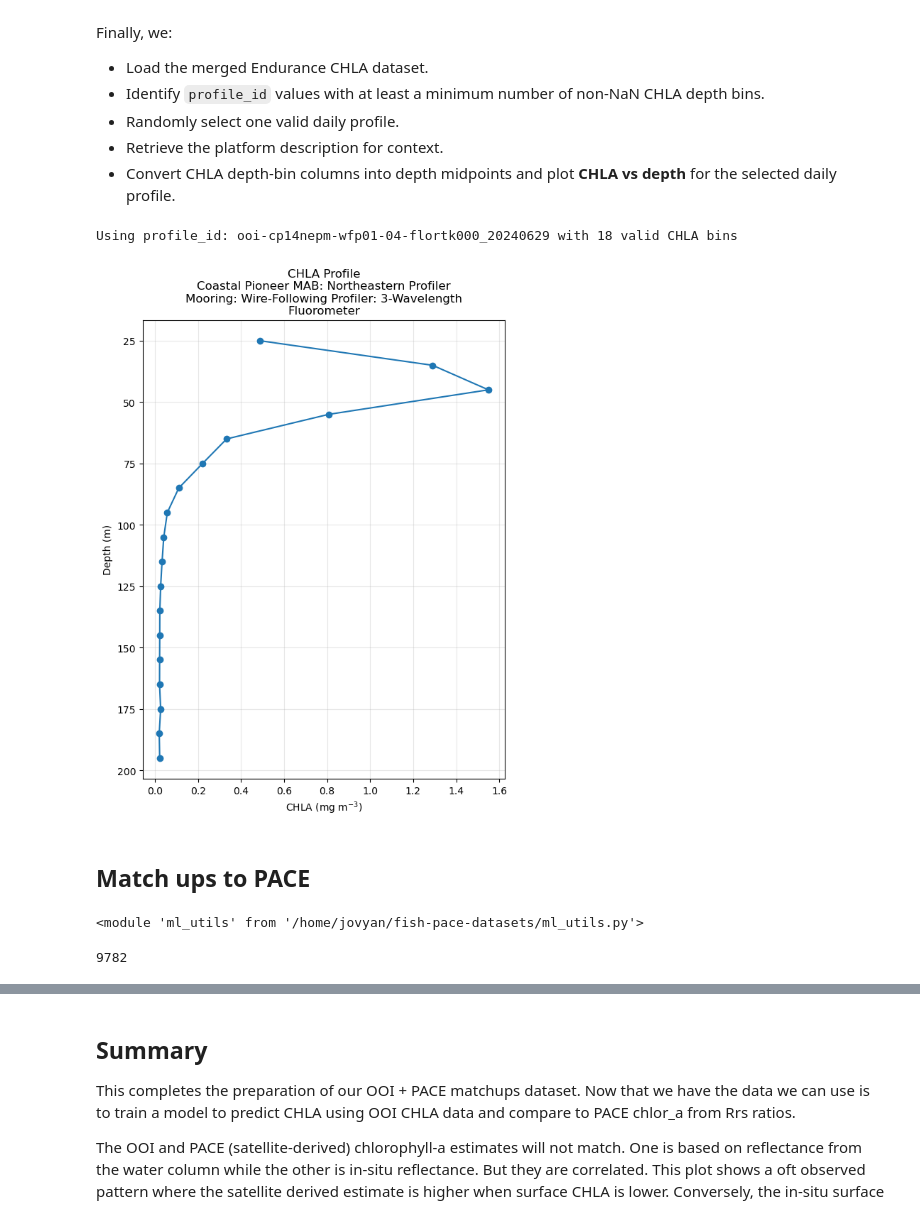
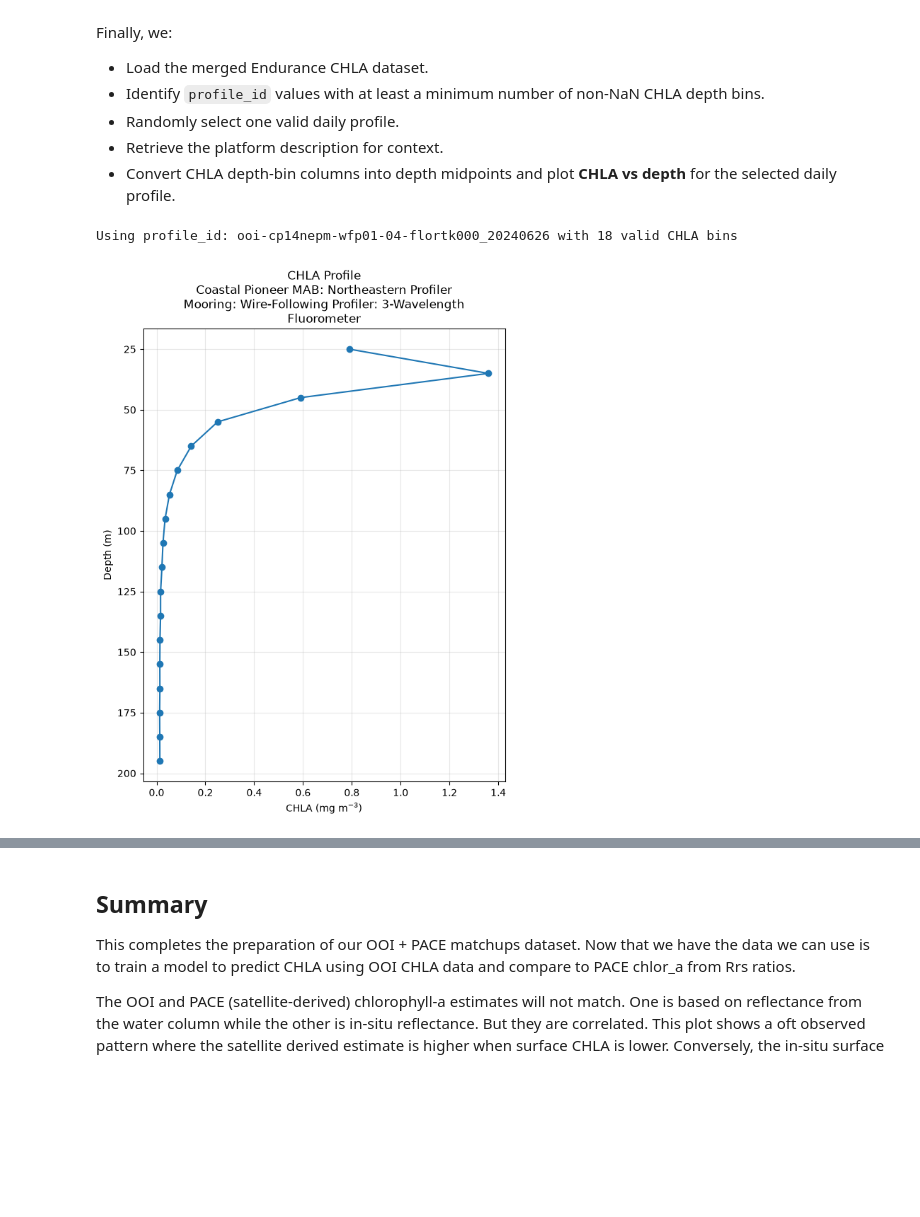
Before and after one commit to fish-pace/fish-pace-datasets, a Jupyter notebook: datasets/chla_z/notebooks/ooi.ipynb, the cells around one changed output, grey strips where cells are left out. Saved outputs shown, nothing was run; the diff lists cells and outputs as text; code cells hidden in the pictures; blank space fills up the shorter version.

```diff
--- a/datasets/chla_z/notebooks/ooi.ipynb
+++ b/datasets/chla_z/notebooks/ooi.ipynb
@@ -648,7 +274,7 @@ from pathlib import Path
 import textwrap
 
 # ---- 1. Load combined dataset ----
-combined_path = Path("_temp_data/ooi_chla_0_200m.parquet")
+combined_path = b.DATA_DIR / "CHLA_ooi_profiles.parquet"
 df = pd.read_parquet(combined_path)
 
 # Ensure time is datetime (not strictly needed for the plot, but nice to have)
@@ -706,55 +332,32 @@ for col in chla_cols:
     z_mid = z1 + 5  # 10 m bin midpoint
     depths.append(z_mid)
 
 depths = np.array(depths)
 chla_vals = np.array(chla_vals, dtype=float)
 
 # Sort by depth (just in case columns are out of order)
 order = np.argsort(depths)
 depths = depths[order]
 chla_vals = chla_vals[order]
 
 # Mask out NaNs so the plot doesn't connect them
 valid = ~np.isnan(chla_vals)
 depths_valid = depths[valid]
 chla_valid = chla_vals[valid]
 
 # ---- 5. Plot CHLA vs depth ----
 plt.figure(figsize=(6, 8))
 plt.plot(chla_valid, depths_valid, marker="o")
 
 plt.gca().invert_yaxis()  # surface at top
 plt.xlabel("CHLA (mg m$^{-3}$)")
 plt.ylabel("Depth (m)")
 wrapped_desc = textwrap.fill(desc, width=50)  # adjust width to taste
 plt.title(f"CHLA Profile\n{wrapped_desc}")
 
 plt.grid(True, alpha=0.3)
 plt.tight_layout()
 plt.show()
 # %% [output]
-Using profile_id: ooi-cp14nepm-wfp01-04-flortk000_20240629 with 18 valid CHLA bins
+Using profile_id: ooi-cp14nepm-wfp01-04-flortk000_20240626 with 18 valid CHLA bins
-[figure, old version]
+[figure, new version]
-# %% [markdown]
-## Match ups to PACE
-# %%
-# --- Custom python functions ---
-import os, importlib
-# Looks to see if you have the file already and if not, downloads from GitHub
-if not os.path.exists("ml_utils.py"):
-    !wget -q https://raw.githubusercontent.com/fish-pace/2025-tutorials/main/ml_utils.py
-
-import ml_utils as mu
-importlib.reload(mu)
-# %% [output]
-<module 'ml_utils' from '/home/jovyan/fish-pace-datasets/ml_utils.py'>
-# %%
-# Load data from GitHub
-df_y_name="CHLA"; df_lat_name="lat"; df_lon_name="lon"; df_time_name="time"
-import pandas as pd
-base_url="https://raw.githubusercontent.com/fish-pace/fish-pace-datasets/main/data"
-url = f"{base_url}/CHLA_ooi_profiles.parquet"
-ooi_chl_df = pd.read_parquet(url)
-len(ooi_chl_df)
-# %% [output]
-9782
```
Also changed, not shown: parts of 48 cells of this notebook, 19 other files.
